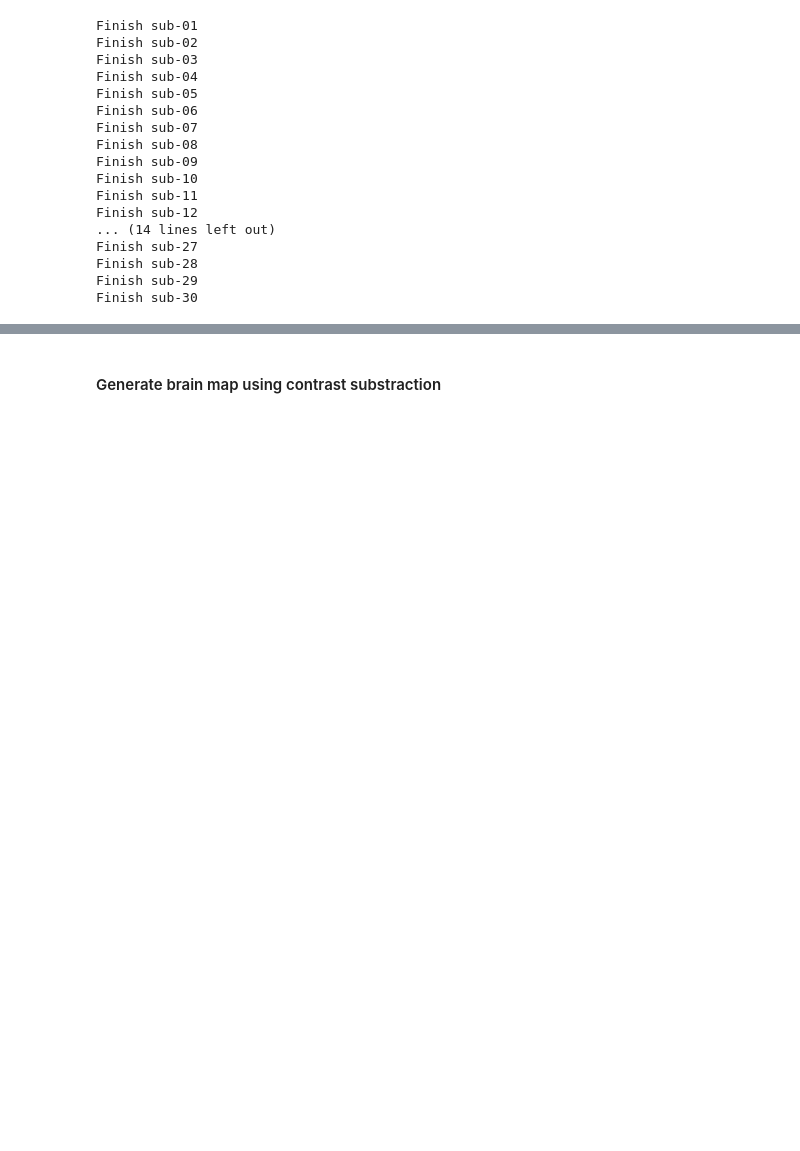
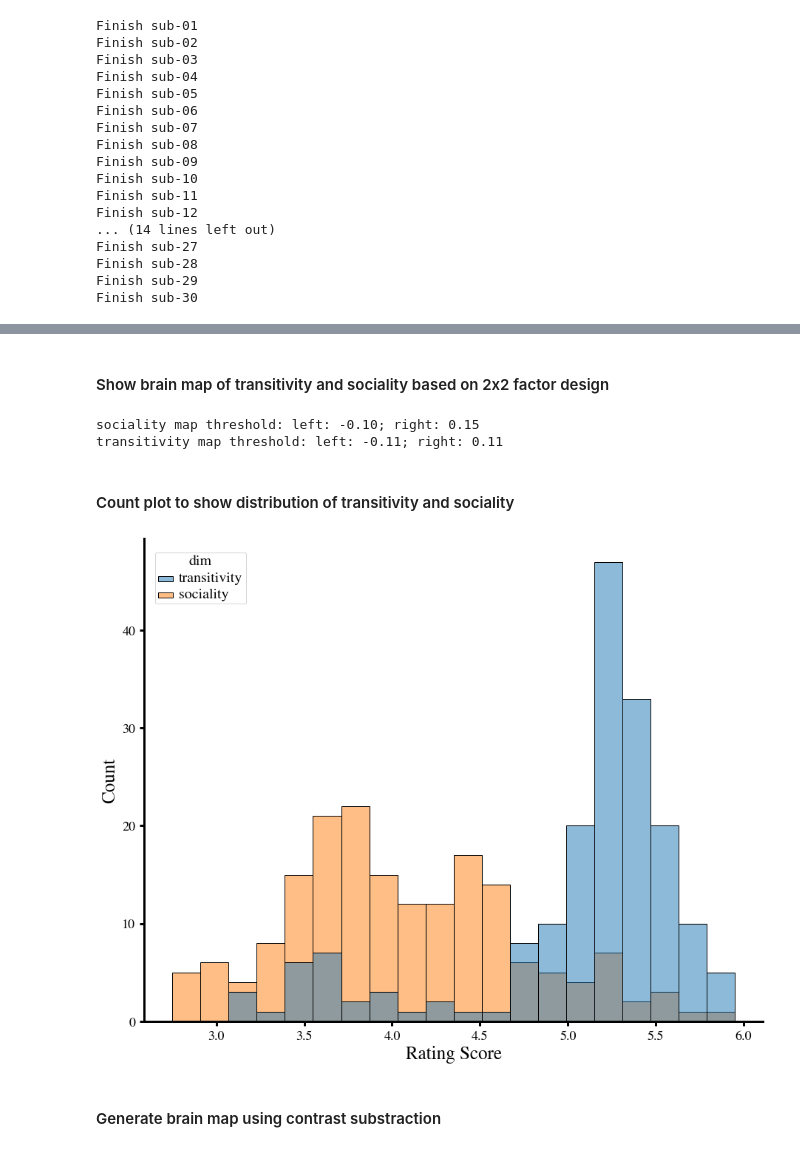
Before and after one commit to Blink621/HAD-fmri, a Jupyter notebook: analysis/brain_map.ipynb, the cells around one changed output, grey strips where cells are left out. Drawn from its saved outputs; the diff is of its cells as text; code cells hidden in the pictures; blank space fills up the shorter version.

Commit message:
ENH: brain map

```diff
--- a/analysis/brain_map.ipynb
+++ b/analysis/brain_map.ipynb
@@ -75,3 +75,4 @@ beh_df = pd.read_csv(pjoin(beh_path, 'dim_scores.csv'), index_col=0)
 beh_df['mean_score'] = beh_df.iloc[:, 2:].mean(axis=1)
 beh_df = beh_df.drop(beh_df.columns[2:22], axis=1)
 beh_df = beh_df.sort_values(by='class')
+beh_df = beh_df[(beh_df['dim']=='sociality') | (beh_df['dim']=='transitivity')]
@@ -78,3 +166,65 @@ beh_df = beh_df.sort_values(by='class')
+# %% [markdown]
+#### Show brain map of transitivity and sociality based on 2x2 factor design
+# %%
+# define contrast
+action_selected = pd.read_csv(pjoin(result_path, 'action_factor.csv'))
+n_check = action_selected.shape[0]
+map_path = pjoin(result_path, 'brain_map')
+dims = ['sociality', 'transitivity']
+class_names = beh_df['class']
+class_names.drop_duplicates(inplace=True)
+class_names.reset_index(inplace=True, drop=True)
+
+category_idx = np.zeros(action_selected.shape, dtype=int)
+for n_col in range(action_selected.shape[1]):
+    category_idx[:, n_col] = [class_names[class_names==action_selected.iloc[x, n_col]].index[0] for x in range(n_check)]
+
+for dim_idx, dim in enumerate(dims):
+    # extract category info
+    if dim == 'sociality':
+        high_category_idx = np.concatenate((category_idx[:, 0], category_idx[:, 2]), axis=0, dtype=int)
+        low_category_idx = np.concatenate((category_idx[:, 1], category_idx[:, 3]), axis=0, dtype=int)
+    else:
+        high_category_idx = np.concatenate((category_idx[:, 0], category_idx[:, 1]), axis=0, dtype=int)
+        low_category_idx = np.concatenate((category_idx[:, 2], category_idx[:, 3]), axis=0, dtype=int)
+    # compute brain map
+    brain_map = np.zeros((1, 91282))
+    brain_map[0, :59412] = beta_sum[high_category_idx].mean(axis=0) - beta_sum[low_category_idx].mean(axis=0)
+    save_ciftifile(brain_map, pjoin(map_path, f'{dim}_map_factor.dtseries.nii'))
+    print('%s map threshold: left: %.2f; right: %.2f'%(dim, brain_map.squeeze()[:59412].mean() - brain_map.squeeze()[:59412].std(),
+                                                       brain_map.squeeze()[:59412].mean() + brain_map.squeeze()[:59412].std()))
+# %% [output]
+sociality map threshold: left: -0.10; right: 0.15
+transitivity map threshold: left: -0.11; right: 0.11
+# %% [markdown]
+#### Count plot to show distribution of transitivity and sociality
+# %%
+import seaborn as sns
+
+plt.figure(figsize=(15, 12))
+
+ax = sns.histplot(data=beh_df, x="mean_score", hue="dim", bins=20)
+# for legend text
+# Add some text for labels, title and custom x-axis tick labels, etc.
+plt.xlabel('Rating Score', fontsize=25)
+plt.ylabel('Count', fontsize=25)
+
+# ax.legend(handles=ax.legend_.legendHandles, labels=[t.get_text() for t in ax.legend_.texts],
+#           title=ax.legend_.get_title().get_text(),
+#           loc='upper left', fontsize=15)
+plt.setp(ax.legend_.get_texts(), fontsize='20') # for legend text
+plt.setp(ax.legend_.get_title(), fontsize='20') # for legend title
+ax.legend_.set_bbox_to_anchor((0.17, 0.98)) # left → right, down → up
+
+ax.tick_params(labelsize=18, width=3, length=6, direction="out", pad=6)
+# ax.set_xlim(-0.6, 2.5)
+# ax.set_ylim(0, 0.75)
+ax.spines['top'].set_visible(False)
+ax.spines['right'].set_visible(False)
+ax.spines['bottom'].set_linewidth(3)
+ax.spines['left'].set_linewidth(3)
+# %% [output]
+[figure, added]
 # %% [markdown]
 #### Generate brain map using contrast substraction
 # %%
```
Also changed, not shown: parts of 7 cells of this notebook, 18 other files.
